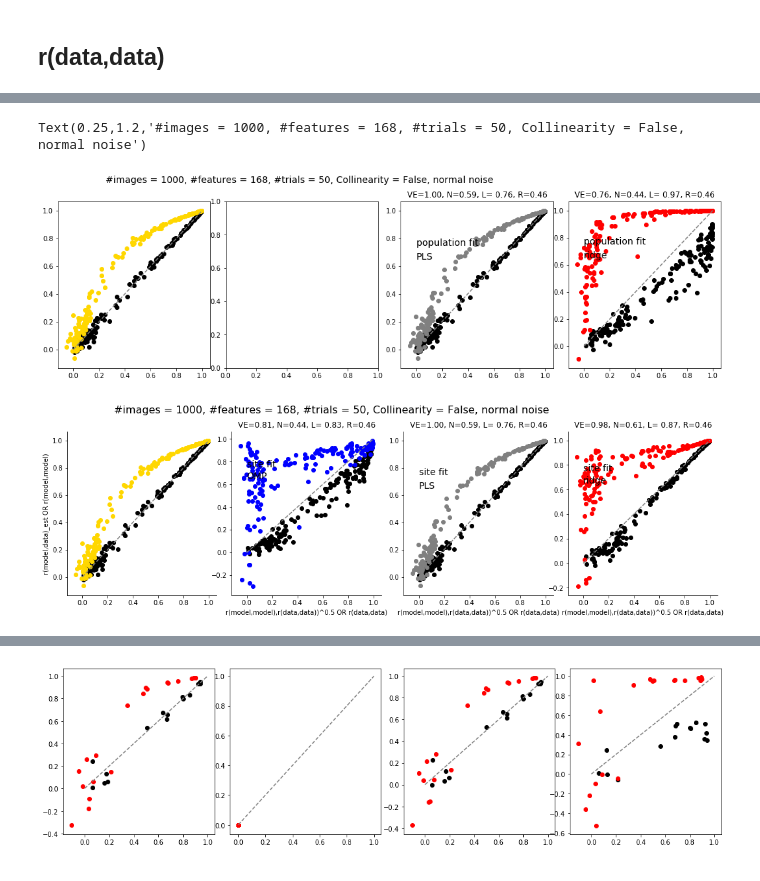
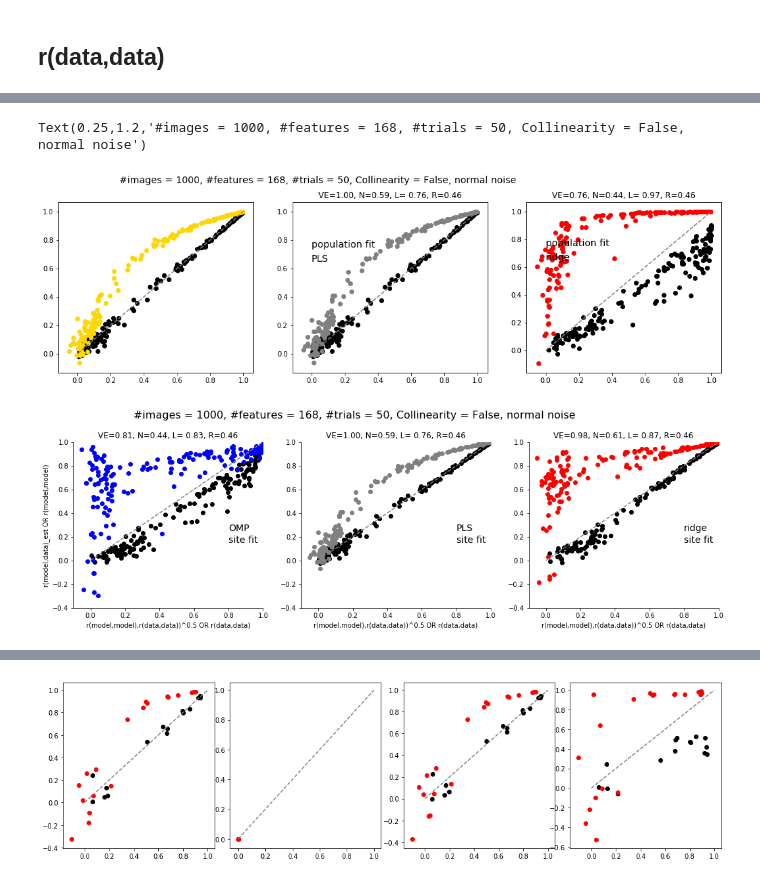
Before and after one commit to issalab/Mapping, a Jupyter notebook: Unit test.ipynb, the cells around one changed output, grey strips where cells are left out. Saved outputs shown, nothing was run; the diff lists cells and outputs as text; code cells hidden in the pictures.

Commit message:
plots in ipynb

```diff
--- a/Unit test.ipynb
+++ b/Unit test.ipynb
@@ -20,7 +20,7 @@ import scipy.stats as ss
 # %%
 ni, nf, nt = 1000, 168, 50
 reg_methods = ['OMP', 'PLS', 'ridge']
-noise_dist, Collinearity, various_unit_stds, spearman_brown, noisy_map  = 'normal', False, True, False, False
+noise_dist, Collinearity, various_unit_stds, spearman_brown, noisy_map  = 'normal', True, True, False, False
 
 file = open(resultdir+'unit_test_%s_ni%d_nf%d_nt%d_collinearity%s_%s_SB%s_VariousSd%s_noisymap%s.pickle' % (
     reg_methods, ni, nf, nt, Collinearity, noise_dist, spearman_brown, various_unit_stds, noisy_map), 'rb')
@@ -52,16 +127,15 @@ reg_methods
 
 color = 'r'
 fig = plt.figure(figsize=[16, 5])
-ax0 = fig.add_axes([0.1, 0.11, 0.2, 0.70])
-ax1 = fig.add_axes([0.32, 0.11, 0.2, 0.70])
-ax2 = fig.add_axes([0.55, 0.11, 0.2, 0.70])
-ax3 = fig.add_axes([0.77, 0.11, 0.2, 0.70])
+ax0 = fig.add_axes([0.1,0.11,0.25,0.70])
+ax1 = fig.add_axes([0.4,0.11,0.25,0.70])
+ax2 = fig.add_axes([0.7,0.11,0.25,0.70])
 
 ax0.scatter(np.sqrt(r11.mean(1)*r22.mean(1)), r12.mean(1), color='k', label='Nom. vs. Denom.')
 ax0.scatter(r22.mean(1), r11.mean(1), color='gold', label='LHS vs. RHS')
 ax0.plot([0, 1], [0, 1], ls='--', color='gray')
 
-for iax, ax in enumerate([ax2, ax3]):
+for iax, ax in enumerate([ax1, ax2]):
     ax.scatter(np.sqrt(r11_reg[:,iax+1]*r22_reg[:,iax+1]), r12_reg[:,iax+1], color='k',
                     label='Nom. vs. Denom.')
     ax.scatter(r22_reg[:,iax+1], r11_reg[:,iax+1], color=colors[iax+1], label='LHS vs. RHS')
@@ -80,46 +154,44 @@ for iax, ax in enumerate([ax2, ax3]):
 ax0.text(0.25, 1.2, '#images = %d, #features = %d, #trials = %d, Collinearity = %s, %s noise'%(ni, nf, nt, Collinearity,noise_dist), fontsize=14)
 # %% [output]
 Text(0.25,1.2,'#images = 1000, #features = 168, #trials = 50, Collinearity = False, normal noise')
-[figure, old version]
+[figure, new version]
 # %%
 fig = plt.figure(figsize=[16, 5])
-ax0 = fig.add_axes([0.1, 0.11, 0.2, 0.70])
-ax1 = fig.add_axes([0.32, 0.11, 0.2, 0.70])
-ax2 = fig.add_axes([0.55, 0.11, 0.2, 0.70])
-ax3 = fig.add_axes([0.77, 0.11, 0.2, 0.70])
-
-ax0.scatter(np.sqrt(r11.mean(1)*r22.mean(1)), r12.mean(1), color='k', label='Nom. vs. Denom.')
-ax0.scatter(r22.mean(1), r11.mean(1), color='gold', label='LHS vs. RHS')
-ax0.plot([0, 1], [0, 1], ls='--', color='gray')
-ax0.spines['right'].set_visible(False)
-ax0.spines['top'].set_visible(False)
+ax0 = fig.add_axes([0.1,0.11,0.25,0.70])
+ax1 = fig.add_axes([0.4,0.11,0.25,0.70])
+ax2 = fig.add_axes([0.7,0.11,0.25,0.70])
 
 
-for iax, ax in enumerate([ax1, ax2, ax3]):
+
+for iax, ax in enumerate([ax0, ax1, ax2]):
     ax.scatter(np.sqrt(r11_reg_sitfit[:,iax]*r22_reg_sitfit[:,iax]), r12_reg_sitfit[:,iax], color='k',
                     label='Nom. vs. Denom.')
     ax.scatter(r22_reg_sitfit[:,iax], r11_reg_sitfit[:,iax], color=colors[iax], label='LHS vs. RHS')
     ax.plot([0, 1], [0, 1], ls='--', color='gray')
+
+    ax.set_xlim([-0.1, 1])
+    ax.set_ylim([-0.4, 1])
 
     VE = np.nanmedian(r12_reg_sitfit[:,iax]/np.sqrt(r11_reg_sitfit[:, iax]*r22_reg_sitfit[:, iax]))
     N = np.median(r12_reg_sitfit[:, iax])
     L = np.median(r11_reg_sitfit[:, iax])
     R = np.median(r22_reg_sitfit[:, iax])
     ax.set_title('VE=%.2f, N=%.2f, L= %.2f, R=%0.2f'%(VE, N, L, R))
-    ax.text(0.0,0.65,'%s'%reg_methods[iax], fontsize=14)
-    ax.text(0.0,0.75,'site fit', fontsize=14)
+    ax.text(0.8*ax.get_xlim()[1],0.25*ax.get_ylim()[1],'%s'%reg_methods[iax], fontsize=14)
+    ax.text(0.8*ax.get_xlim()[1],0.15*ax.get_ylim()[1],'site fit', fontsize=14)
     ax.set_xlabel('r(model,model),r(data,data))^0.5 OR r(data,data)')
     ax.spines['right'].set_visible(False)
     ax.spines['top'].set_visible(False)
 
     ax.yaxis.set_ticks_position('left')
     ax.xaxis.set_ticks_position('bottom')
 
+
 ax0.set_ylabel('r(model,data)_est OR r(model,model)')
 ax0.text(0.25, 1.2, '#images = %d, #features = %d, #trials = %d, Collinearity = %s, %s noise'%(ni, nf, nt, Collinearity,noise_dist), fontsize=16)
 
 
 fig.savefig(resultdir+'unit_test_sitfit_ni%d_nf%d_nt%d_Collin%s_%s_SB%s_%s.png'%(ni, nf, nt, Collinearity, noise_dist, spearman_brown, noisy_map), dpi=300)
 fig.savefig(resultdir+'unit_test_sitfit_ni%d_nf%d_nt%d_Collin%s_%s_SB%s_%s.pdf'%(ni, nf, nt, Collinearity, noise_dist, spearman_brown, noisy_map), dpi=300)
 # %% [output]
-[figure, old version]
+[figure, new version]
```
Also changed, not shown: parts of 5 cells of this notebook, 1 other file.
